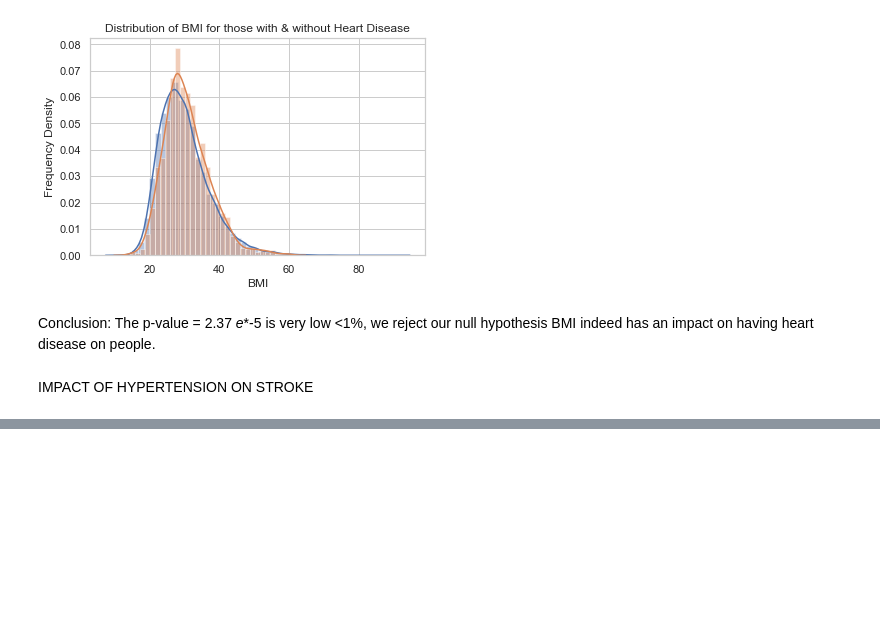
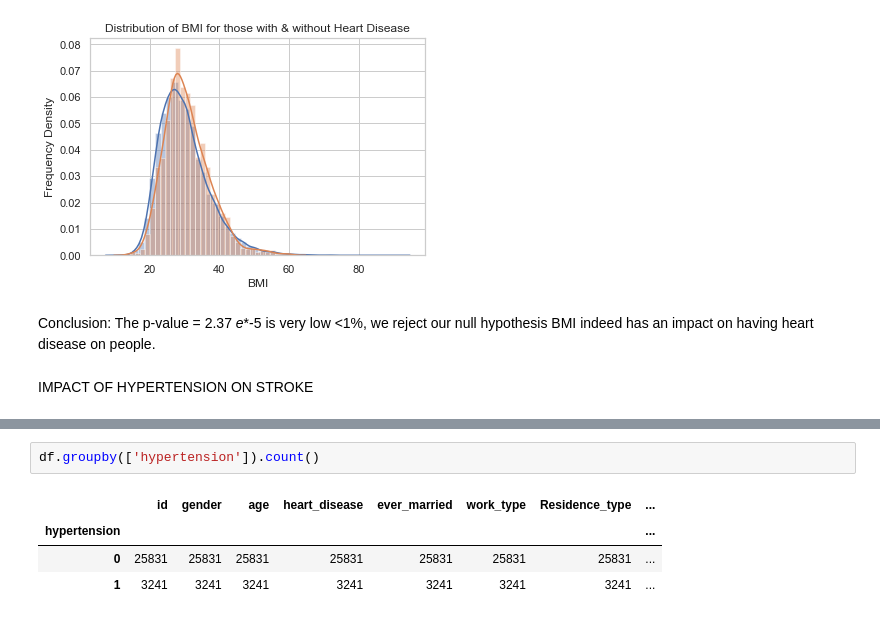
Before and after one commit to ThoaShook/ds-mod3-project, a Jupyter notebook: Thoa_Work0801.ipynb, the cells around one changed output, grey strips where cells are left out. Drawn from its saved outputs; the diff is of its cells as text; blank space fills up the shorter version.

```diff
--- a/Thoa_Work0801.ipynb
+++ b/Thoa_Work0801.ipynb
@@ -342,0 +362,7 @@ IMPACT OF HYPERTENSION ON STROKE
+# %%
+df.groupby(['hypertension']).count()
+# %% [output]
+|  | id | gender | age | heart_disease | ever_married | work_type | Residence_type | ... |
+| hypertension |  |  |  |  |  |  |  | ... |
+| 0 | 25831 | 25831 | 25831 | 25831 | 25831 | 25831 | 25831 | ... |
+| 1 | 3241 | 3241 | 3241 | 3241 | 3241 | 3241 | 3241 | ... |
```
Also changed, not shown: parts of 5 cells of this notebook.
